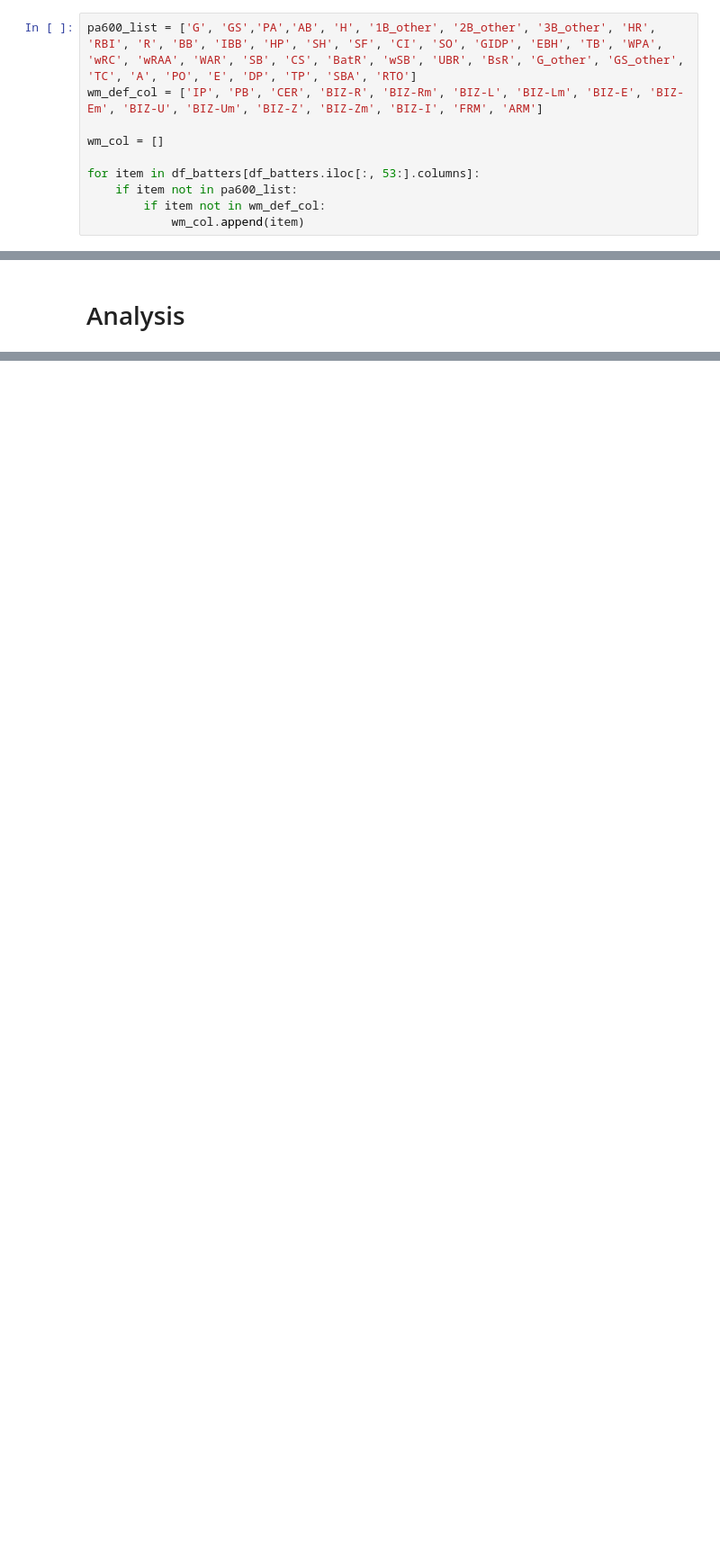
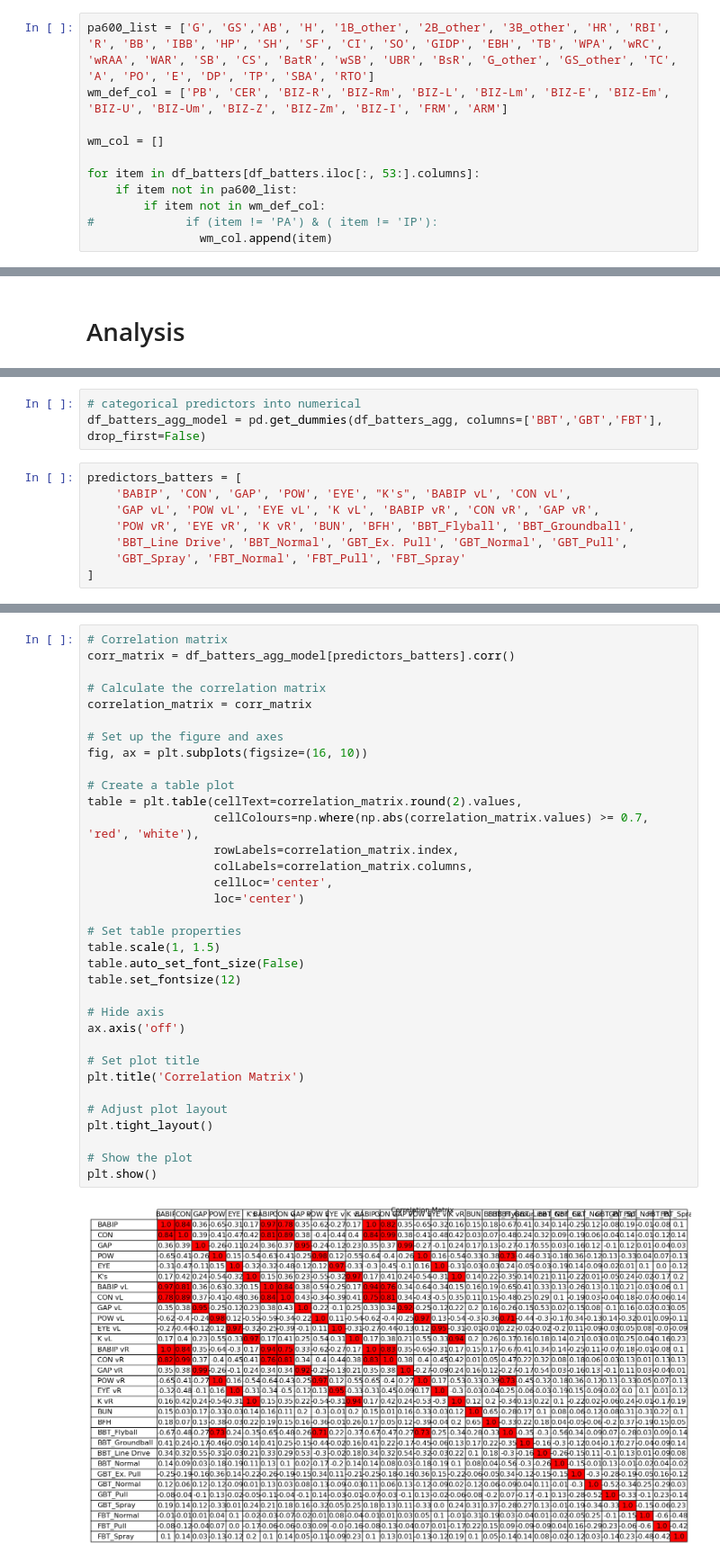
Before and after one commit to AdVarga90/Projects, a Jupyter notebook: OOTP/OOTP24.ipynb, the cells around one changed output, grey strips where cells are left out. Shown at 90% size. Saved outputs shown, nothing was run; the diff lists cells and outputs as text; blank space fills up the shorter version.

```diff
--- a/OOTP/OOTP24.ipynb
+++ b/OOTP/OOTP24.ipynb
@@ -349,15 +242,16 @@ df_pitchers_agg['IP'] = df_pitchers_agg_IP
 # %% [markdown]
 ### Batter aggregations
 # %%
-pa600_list = ['G', 'GS','PA','AB', 'H', '1B_other', '2B_other', '3B_other', 'HR', 'RBI', 'R', 'BB', 'IBB', 'HP', 'SH', 'SF', 'CI', 'SO', 'GIDP', 'EBH', 'TB', 'WPA', 'wRC', 'wRAA', 'WAR', 'SB', 'CS', 'BatR', 'wSB', 'UBR', 'BsR', 'G_other', 'GS_other', 'TC', 'A', 'PO', 'E', 'DP', 'TP', 'SBA', 'RTO']
-wm_def_col = ['IP', 'PB', 'CER', 'BIZ-R', 'BIZ-Rm', 'BIZ-L', 'BIZ-Lm', 'BIZ-E', 'BIZ-Em', 'BIZ-U', 'BIZ-Um', 'BIZ-Z', 'BIZ-Zm', 'BIZ-I', 'FRM', 'ARM']
+pa600_list = ['G', 'GS','AB', 'H', '1B_other', '2B_other', '3B_other', 'HR', 'RBI', 'R', 'BB', 'IBB', 'HP', 'SH', 'SF', 'CI', 'SO', 'GIDP', 'EBH', 'TB', 'WPA', 'wRC', 'wRAA', 'WAR', 'SB', 'CS', 'BatR', 'wSB', 'UBR', 'BsR', 'G_other', 'GS_other', 'TC', 'A', 'PO', 'E', 'DP', 'TP', 'SBA', 'RTO']
+wm_def_col = ['PB', 'CER', 'BIZ-R', 'BIZ-Rm', 'BIZ-L', 'BIZ-Lm', 'BIZ-E', 'BIZ-Em', 'BIZ-U', 'BIZ-Um', 'BIZ-Z', 'BIZ-Zm', 'BIZ-I', 'FRM', 'ARM']
 
 wm_col = []
 
 for item in df_batters[df_batters.iloc[:, 53:].columns]:
     if item not in pa600_list:
         if item not in wm_def_col:
-            wm_col.append(item)
+#             if (item != 'PA') & ( item != 'IP'):
+                wm_col.append(item)
 # %%
 # Aggregation per player and team
 df_batters_agg_team = df_batters.copy()
@@ -438,0 +397,11 @@ df_team_agg
+# %%
+# categorical predictors into numerical
+df_batters_agg_model = pd.get_dummies(df_batters_agg, columns=['BBT','GBT','FBT'], drop_first=False)
+# %%
+predictors_batters = [
+    'BABIP', 'CON', 'GAP', 'POW', 'EYE', "K's", 'BABIP vL', 'CON vL',
+    'GAP vL', 'POW vL', 'EYE vL', 'K vL', 'BABIP vR', 'CON vR', 'GAP vR',
+    'POW vR', 'EYE vR', 'K vR', 'BUN', 'BFH', 'BBT_Flyball', 'BBT_Groundball',
+    'BBT_Line Drive', 'BBT_Normal', 'GBT_Ex. Pull', 'GBT_Normal', 'GBT_Pull',
+    'GBT_Spray', 'FBT_Normal', 'FBT_Pull', 'FBT_Spray'
+]
@@ -438,0 +421,36 @@ df_team_agg
+# %%
+# Correlation matrix
+corr_matrix = df_batters_agg_model[predictors_batters].corr()
+
+# Calculate the correlation matrix
+correlation_matrix = corr_matrix
+
+# Set up the figure and axes
+fig, ax = plt.subplots(figsize=(16, 10))
+
+# Create a table plot
+table = plt.table(cellText=correlation_matrix.round(2).values,
+                  cellColours=np.where(np.abs(correlation_matrix.values) >= 0.7, 'red', 'white'),
+                  rowLabels=correlation_matrix.index,
+                  colLabels=correlation_matrix.columns,
+                  cellLoc='center',
+                  loc='center')
+
+# Set table properties
+table.scale(1, 1.5)
+table.auto_set_font_size(False)
+table.set_fontsize(12)
+
+# Hide axis
+ax.axis('off')
+
+# Set plot title
+plt.title('Correlation Matrix')
+
+# Adjust plot layout
+plt.tight_layout()
+
+# Show the plot
+plt.show()
+# %% [output]
+[figure, added]
```
Also changed, not shown: parts of 28 cells of this notebook.
